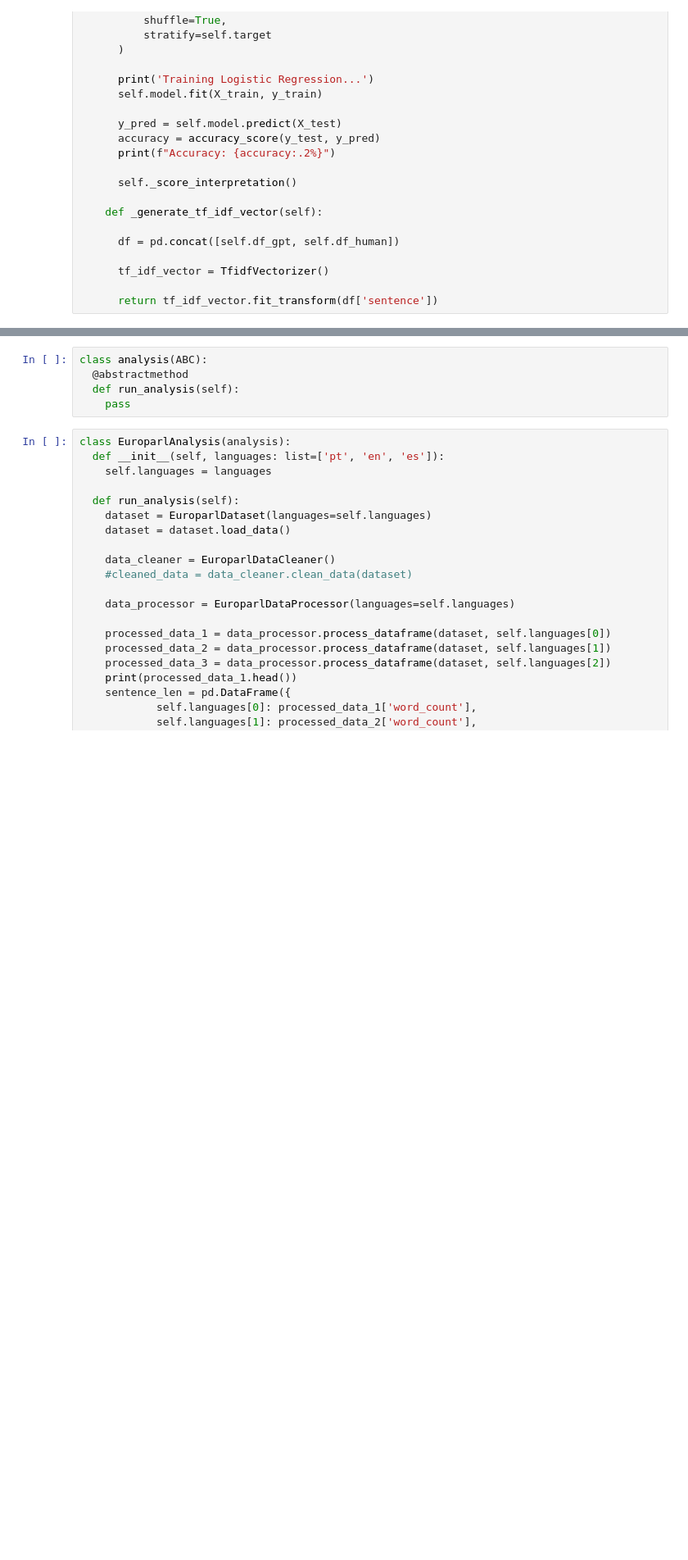
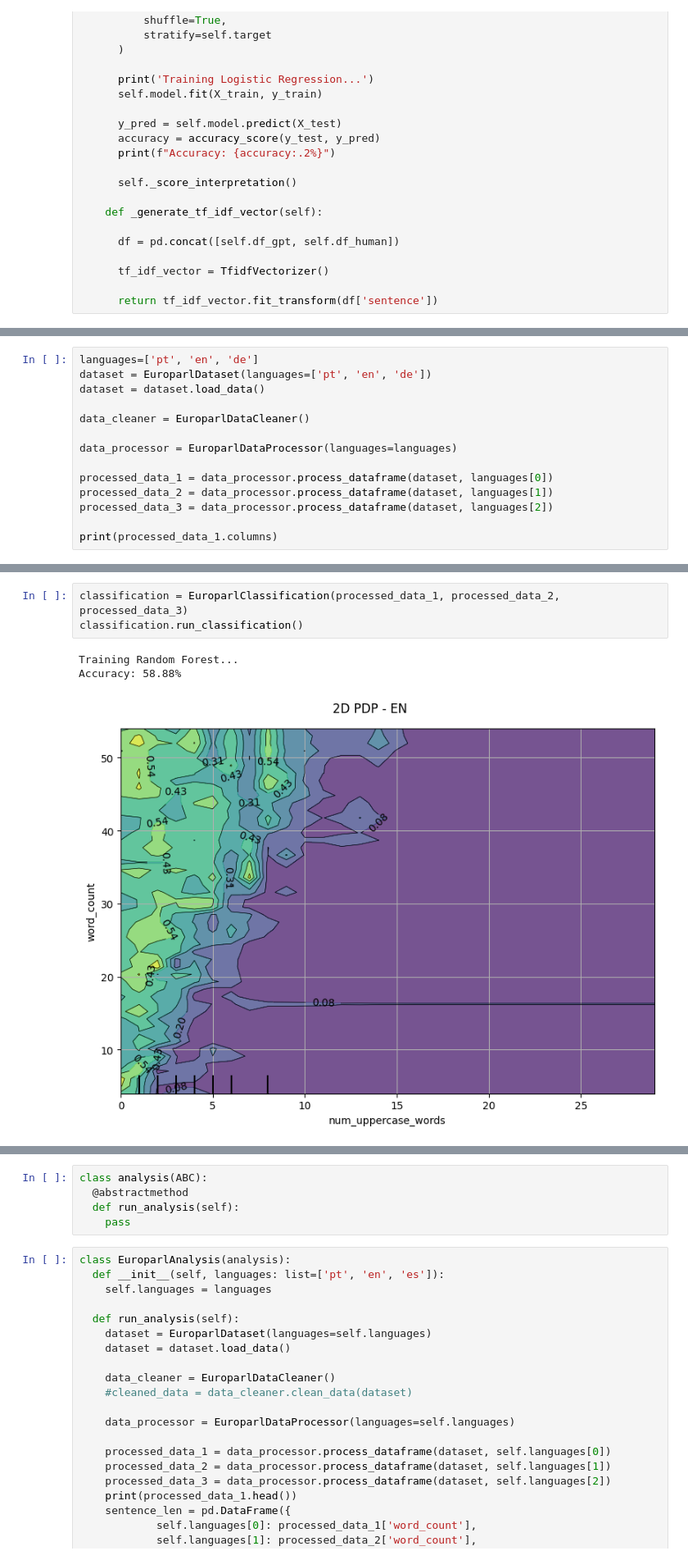
Before and after one commit to simply-logical/mlbook_ii_notebooks, a Jupyter notebook: Data_Visualization.ipynb, the cells around one changed output, grey strips where cells are left out. Shown at 82% size. Drawn from its saved outputs; the diff is of its cells as text; blank space fills up the shorter version.

```diff
--- a/Data_Visualization.ipynb
+++ b/Data_Visualization.ipynb
@@ -811,0 +944,14 @@ class HelloSimpleAIClassification(Classification):
+# %%
+languages=['pt', 'en', 'de']
+dataset = EuroparlDataset(languages=['pt', 'en', 'de'])
+dataset = dataset.load_data()
+
+data_cleaner = EuroparlDataCleaner()
+
+data_processor = EuroparlDataProcessor(languages=languages)
+
+processed_data_1 = data_processor.process_dataframe(dataset, languages[0])
+processed_data_2 = data_processor.process_dataframe(dataset, languages[1])
+processed_data_3 = data_processor.process_dataframe(dataset, languages[2])
+
+print(processed_data_1.columns)
@@ -811,0 +973,7 @@ class HelloSimpleAIClassification(Classification):
+# %%
+classification = EuroparlClassification(processed_data_1, processed_data_2, processed_data_3)
+classification.run_classification()
+# %% [output]
+Training Random Forest...
+Accuracy: 58.88%
+[figure, added]
```
Also changed, not shown: parts of 9 cells of this notebook.
